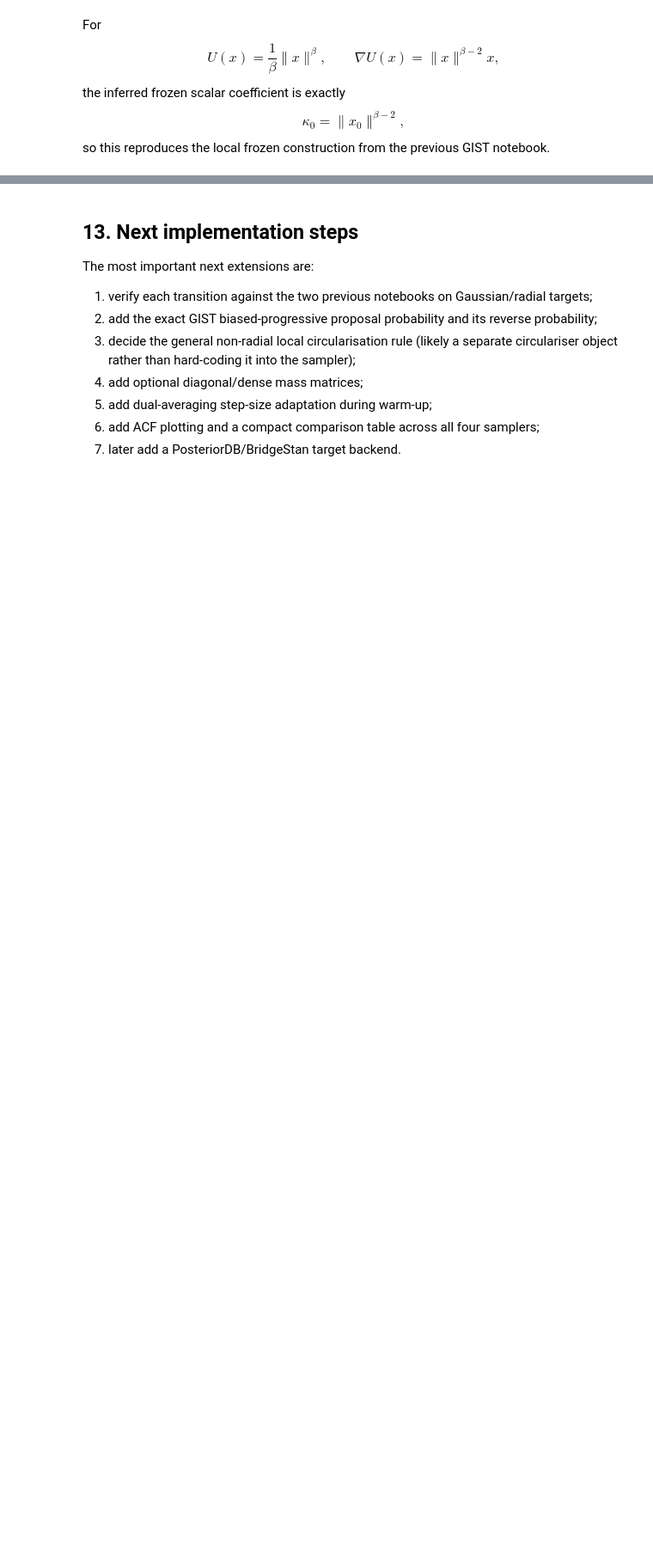
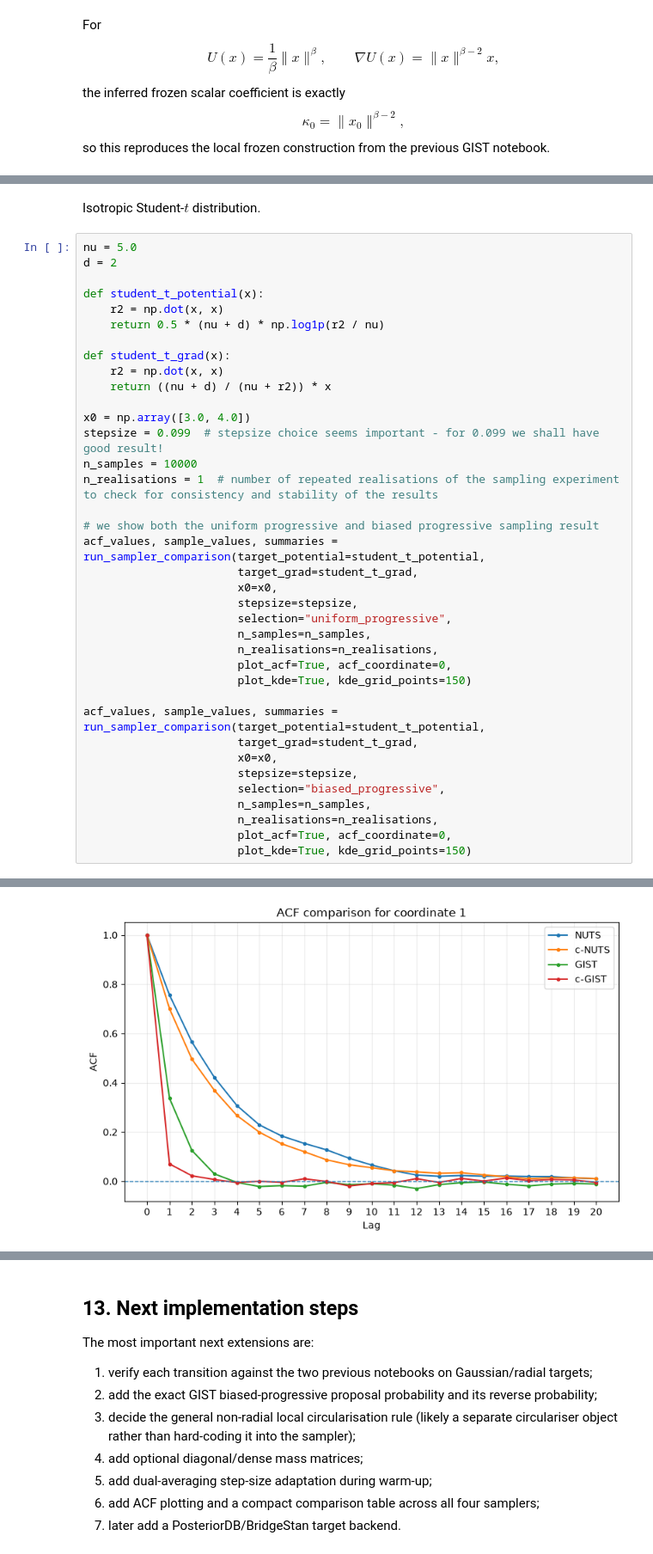
Before and after one commit to PZhou114/NUTS_simulation, a Jupyter notebook: Function-Package for implementing and comparing circularised samplers/(ACTIVE)_Generalised_nuts_gist_circularised_v0_1.ipynb, the cells around one changed output, grey strips where cells are left out. Shown at 86% size. Cells and saved outputs as stored; diff of their text form; blank space fills up the shorter version.

```diff
--- a/Function-Package for implementing and comparing circularised samplers/(ACTIVE)_Generalised_nuts_gist_circularised_v0_1.ipynb
+++ b/Function-Package for implementing and comparing circularised samplers/(ACTIVE)_Generalised_nuts_gist_circularised_v0_1.ipynb
@@ -1976,0 +2510,40 @@ c-GIST          9153.1           9.406             942.1              70.3
+# %% [markdown]
+Isotropic Student-$t$ distribution.
+# %%
+nu = 5.0
+d = 2
+
+def student_t_potential(x):
+    r2 = np.dot(x, x)
+    return 0.5 * (nu + d) * np.log1p(r2 / nu)
+
+def student_t_grad(x):
+    r2 = np.dot(x, x)
+    return ((nu + d) / (nu + r2)) * x
+
+x0 = np.array([3.0, 4.0])
+stepsize = 0.099  # stepsize choice seems important - for 0.099 we shall have good result!
+n_samples = 10000
+n_realisations = 1  # number of repeated realisations of the sampling experiment to check for consistency and stability of the results
+
+# we show both the uniform progressive and biased progressive sampling result
+acf_values, sample_values, summaries = run_sampler_comparison(target_potential=student_t_potential,
+                       target_grad=student_t_grad,
+                       x0=x0,
+                       stepsize=stepsize,
+                       selection="uniform_progressive",
+                       n_samples=n_samples,
+                       n_realisations=n_realisations,
+                       plot_acf=True, acf_coordinate=0,
+                       plot_kde=True, kde_grid_points=150)
+
+acf_values, sample_values, summaries = run_sampler_comparison(target_potential=student_t_potential,
+                       target_grad=student_t_grad,
+                       x0=x0,
+                       stepsize=stepsize,
+                       selection="biased_progressive",
+                       n_samples=n_samples,
+                       n_realisations=n_realisations,
+                       plot_acf=True, acf_coordinate=0,
+                       plot_kde=True, kde_grid_points=150)
+# %% [output]
@@ -1976,0 +2560 @@ c-GIST          9153.1           9.406             942.1              70.3
+[figure, added]
```
Also changed, not shown: parts of 16 cells of this notebook.
